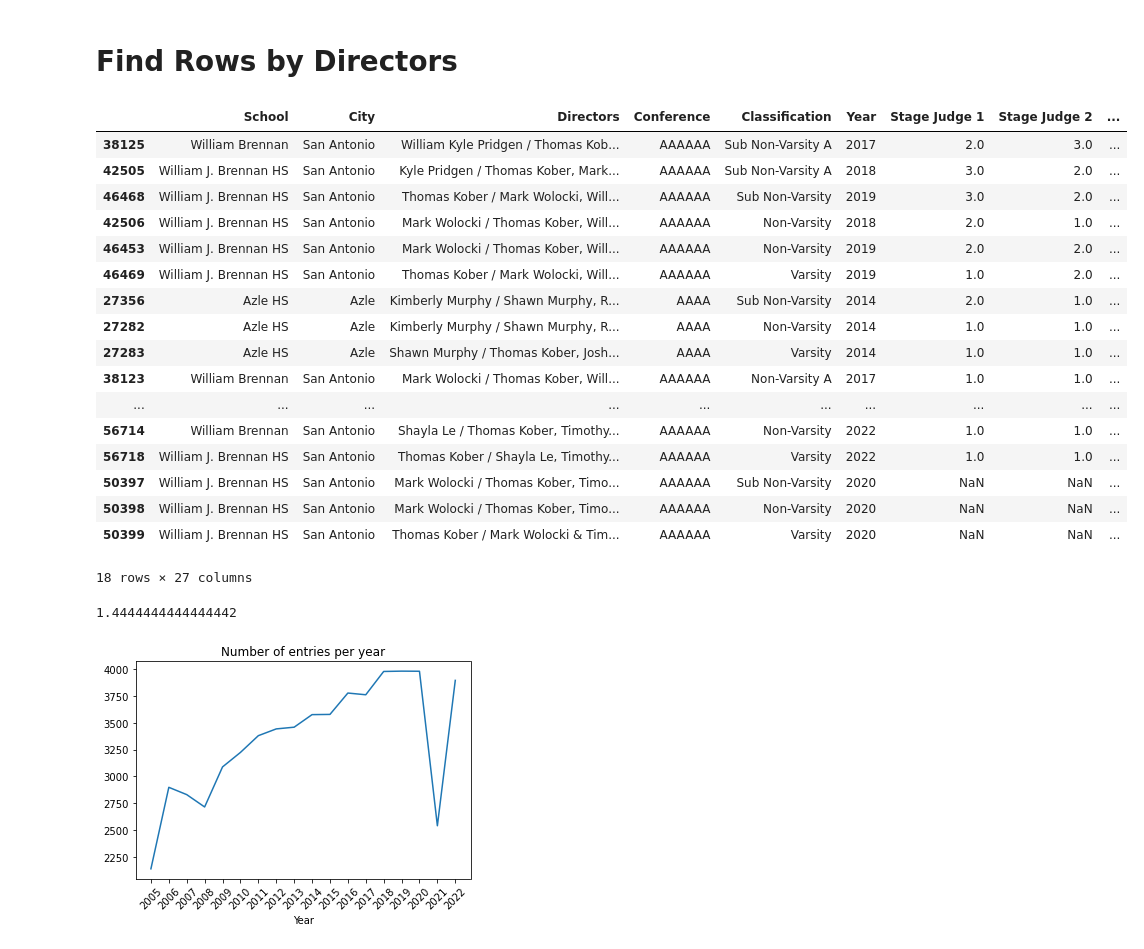
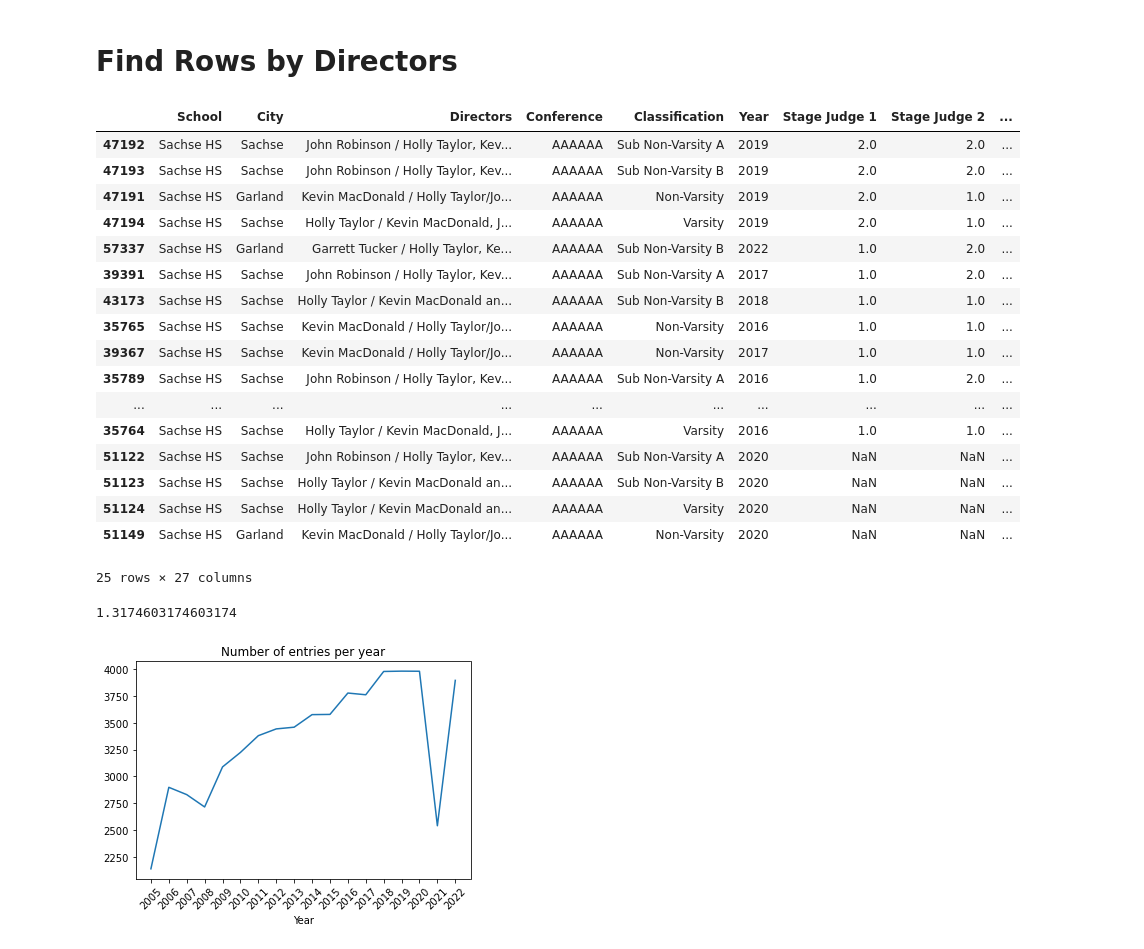
Before and after one commit to macdkw89/uil_results, a Jupyter notebook: data.ipynb, the cells around one changed output. Cells and saved outputs as stored; diff of their text form; code cells hidden in the pictures.

```diff
--- a/data.ipynb
+++ b/data.ipynb
@@ -125,37 +125,37 @@ yearly_count_plotter(yearly_count_values)
 # %%
 def director_finder(director, df):
     finder_df = df[df['Directors'].str.contains(director)]
     return finder_df
 
-director = 'Thomas Kober'
+director = 'Kevin MacDonald'
 df_for_search = df
 
 director_finder_df = director_finder(director, df_for_search)
 director_finder_df.sort_values(by='Stage Average', ascending=False)
 # %% [output]
 |  | School | City | Directors | Conference | Classification | Year | Stage Judge 1 | Stage Judge 2 | ... |
-| 38125 | William Brennan | San Antonio | William Kyle Pridgen / Thomas Kob... | AAAAAA | Sub Non-Varsity A | 2017 | 2.0 | 3.0 | ... |
-| 42505 | William J. Brennan HS | San Antonio | Kyle Pridgen / Thomas Kober, Mark... | AAAAAA | Sub Non-Varsity A | 2018 | 3.0 | 2.0 | ... |
-| 46468 | William J. Brennan HS | San Antonio | Thomas Kober / Mark Wolocki, Will... | AAAAAA | Sub Non-Varsity | 2019 | 3.0 | 2.0 | ... |
-| 42506 | William J. Brennan HS | San Antonio | Mark Wolocki / Thomas Kober, Will... | AAAAAA | Non-Varsity | 2018 | 2.0 | 1.0 | ... |
-| 46453 | William J. Brennan HS | San Antonio | Mark Wolocki / Thomas Kober, Will... | AAAAAA | Non-Varsity | 2019 | 2.0 | 2.0 | ... |
-| 46469 | William J. Brennan HS | San Antonio | Thomas Kober / Mark Wolocki, Will... | AAAAAA | Varsity | 2019 | 1.0 | 2.0 | ... |
-| 27356 | Azle HS | Azle | Kimberly Murphy / Shawn Murphy, R... | AAAA | Sub Non-Varsity | 2014 | 2.0 | 1.0 | ... |
-| 27282 | Azle HS | Azle | Kimberly Murphy / Shawn Murphy, R... | AAAA | Non-Varsity | 2014 | 1.0 | 1.0 | ... |
-| 27283 | Azle HS | Azle | Shawn Murphy / Thomas Kober, Josh... | AAAA | Varsity | 2014 | 1.0 | 1.0 | ... |
-| 38123 | William Brennan | San Antonio | Mark Wolocki / Thomas Kober, Will... | AAAAAA | Non-Varsity A | 2017 | 1.0 | 1.0 | ... |
+| 47192 | Sachse HS | Sachse | John Robinson / Holly Taylor, Kev... | AAAAAA | Sub Non-Varsity A | 2019 | 2.0 | 2.0 | ... |
+| 47193 | Sachse HS | Sachse | John Robinson / Holly Taylor, Kev... | AAAAAA | Sub Non-Varsity B | 2019 | 2.0 | 2.0 | ... |
+| 47191 | Sachse HS | Garland | Kevin MacDonald / Holly Taylor/Jo... | AAAAAA | Non-Varsity | 2019 | 2.0 | 1.0 | ... |
+| 47194 | Sachse HS | Sachse | Holly Taylor / Kevin MacDonald, J... | AAAAAA | Varsity | 2019 | 2.0 | 1.0 | ... |
+| 57337 | Sachse HS | Garland | Garrett Tucker / Holly Taylor, Ke... | AAAAAA | Sub Non-Varsity B | 2022 | 1.0 | 2.0 | ... |
+| 39391 | Sachse HS | Sachse | John Robinson / Holly Taylor, Kev... | AAAAAA | Sub Non-Varsity A | 2017 | 1.0 | 2.0 | ... |
+| 43173 | Sachse HS | Sachse | Holly Taylor / Kevin MacDonald an... | AAAAAA | Sub Non-Varsity B | 2018 | 1.0 | 1.0 | ... |
+| 35765 | Sachse HS | Sachse | Kevin MacDonald / Holly Taylor/Jo... | AAAAAA | Non-Varsity | 2016 | 1.0 | 1.0 | ... |
+| 39367 | Sachse HS | Sachse | Kevin MacDonald / Holly Taylor/Jo... | AAAAAA | Non-Varsity | 2017 | 1.0 | 1.0 | ... |
+| 35789 | Sachse HS | Sachse | John Robinson / Holly Taylor, Kev... | AAAAAA | Sub Non-Varsity A | 2016 | 1.0 | 2.0 | ... |
 | ... | ... | ... | ... | ... | ... | ... | ... | ... | ... |
-| 56714 | William Brennan | San Antonio | Shayla Le / Thomas Kober, Timothy... | AAAAAA | Non-Varsity | 2022 | 1.0 | 1.0 | ... |
-| 56718 | William J. Brennan HS | San Antonio | Thomas Kober / Shayla Le, Timothy... | AAAAAA | Varsity | 2022 | 1.0 | 1.0 | ... |
-| 50397 | William J. Brennan HS | San Antonio | Mark Wolocki / Thomas Kober, Timo... | AAAAAA | Sub Non-Varsity | 2020 | NaN | NaN | ... |
-| 50398 | William J. Brennan HS | San Antonio | Mark Wolocki / Thomas Kober, Timo... | AAAAAA | Non-Varsity | 2020 | NaN | NaN | ... |
-| 50399 | William J. Brennan HS | San Antonio | Thomas Kober / Mark Wolocki & Tim... | AAAAAA | Varsity | 2020 | NaN | NaN | ... |
+| 35764 | Sachse HS | Sachse | Holly Taylor / Kevin MacDonald, J... | AAAAAA | Varsity | 2016 | 1.0 | 1.0 | ... |
+| 51122 | Sachse HS | Sachse | John Robinson / Holly Taylor, Kev... | AAAAAA | Sub Non-Varsity A | 2020 | NaN | NaN | ... |
+| 51123 | Sachse HS | Sachse | Holly Taylor / Kevin MacDonald an... | AAAAAA | Sub Non-Varsity B | 2020 | NaN | NaN | ... |
+| 51124 | Sachse HS | Sachse | Holly Taylor / Kevin MacDonald an... | AAAAAA | Varsity | 2020 | NaN | NaN | ... |
+| 51149 | Sachse HS | Garland | Kevin MacDonald / Holly Taylor/Jo... | AAAAAA | Non-Varsity | 2020 | NaN | NaN | ... |
-18 rows × 27 columns
+25 rows × 27 columns
 # %%
 director_score = director_finder_df['Stage Average'].mean()
 director_score
 # %% [output]
-1.4444444444444442
+1.3174603174603174
 # %%
 # Plot a line graph of the number of rows in each year
 df_year_counter = df.groupby('Year').size()
```
Also changed, not shown: parts of 3 cells of this notebook, 1 other file.
